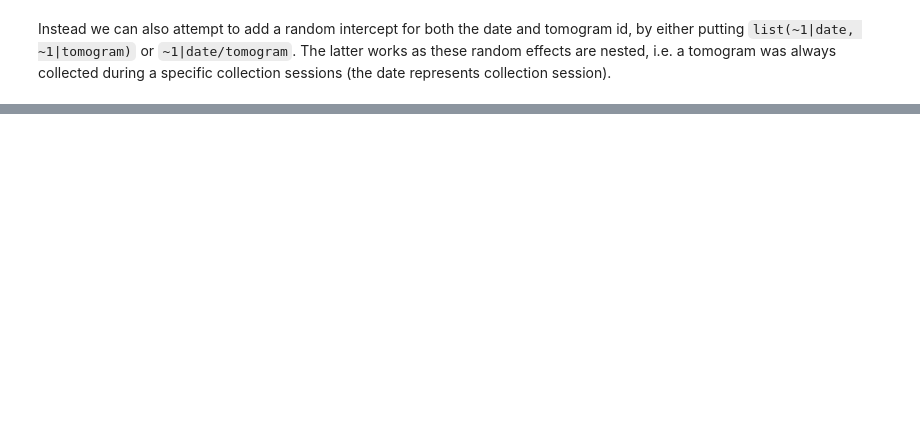
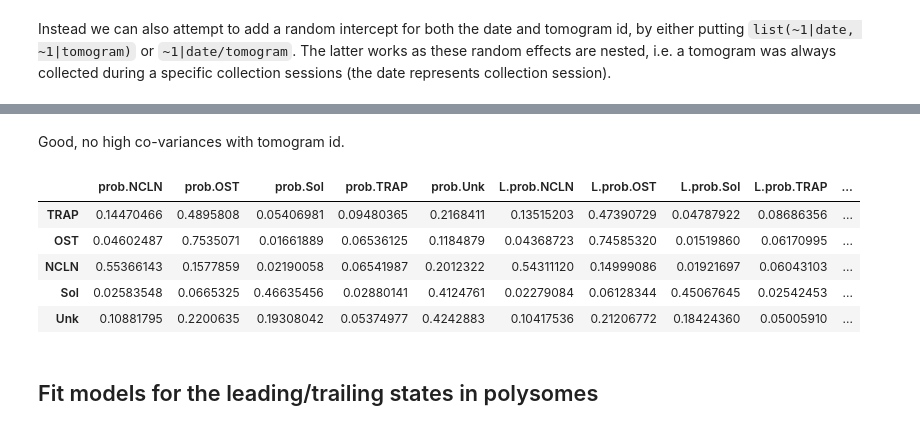
Before and after one commit to McHaillet/polysome-stats, a Jupyter notebook: polysomes/example_stats_R.ipynb, the cells around one changed output, grey strips where cells are left out. Cells and saved outputs as stored; diff of their text form; code cells hidden in the pictures; blank space fills up the shorter version.

```diff
--- a/polysomes/example_stats_R.ipynb
+++ b/polysomes/example_stats_R.ipynb
@@ -152,8 +162,9 @@ Instead we can also attempt to add a random intercept for both the date and tomo
 temp <- df_wt[ df_wt$elongation %in% c('Dec', 'Post', 'Pre', 'Pre+', 'Rot1', 'Rot1+',
          'Rot2', 'RotIdle', 'Translocation', 'UnRotIdle'), , drop=FALSE ]
 temp$elongation <- factor(temp$elongation)
+temp$in_chain <- factor(temp$in_chain, levels=c('TRUE', 'FALSE'))
 
-model_elongation_state_in_chain_1b <- mblogit(in_chain ~ elongation, data = temp, random = list(~1|date, ~1|tomogram),
-                       control=mmclogit.control(epsilon = 1e-08, maxit = 100))
-summary(model_elongation_state_in_chain_1b)
+model_elongation_state_in_chain_1c <- mblogit(in_chain ~ elongation, data=temp, random=~1|tomogram,
+                       control=mmclogit.control(epsilon=1e-08, maxit=100))
+summary(model_elongation_state_in_chain_1c)
 # %% [output]
@@ -184,0 +250,5 @@ The variance-covariance matrix of the random effects (although now its just a si
+# %%
+fit.eff <- Effect.mblogit(model_elongation_state_in_chain_1c, 'elongation')
+prediction <- data.frame(fit.eff$prob, fit.eff$lower.prob, fit.eff$upper.prob)
+row.names(prediction) <- fit.eff$predictors  # these are the row names of this table
+prediction
@@ -184,0 +260,24 @@ The variance-covariance matrix of the random effects (although now its just a si
+# %%
+# we create new column with neighbour state full
+temp1 <- df_wt[ df_wt$ld_state_full != 'non', , drop=FALSE ]
+temp1$n_state_full <- factor(temp1$ld_state_full)
+temp2 <- df_wt[ df_wt$tr_state_full != 'non', , drop=FALSE ]
+temp2$n_state_full <- factor(temp2$tr_state_full)
+
+# want to know here the probability of neighbour classes in a polysome without considering trailing/leading positions
+temp <- rbind(temp1, temp2)  # R automatically makes the rownames unique in the new dataframe
+
+# group all multipass translocons
+temp$n_state_full <- factor(ifelse(temp$n_state_full %in% c('NCLN', 'NCLNCCDC47', 'NCLNTRAP', 'NCLNTRAPCCDC47'),
+                                   'NCLN', as.character(temp$n_state_full)))
+
+temp$state <- factor(temp$state, levels = c('TRAP', 'OST', 'NCLN', 'Sol', 'Unk'))
+
+# fit a model for this
+model_polysome_neighbour_state <- mblogit(n_state_full ~ state, data = temp, random = list(~1|tomogram),
+                       control=mmclogit.control(epsilon = 1e-08, maxit = 100))
+summary(model_polysome_neighbour_state)
+
+# write this temp dataframe as we need it for plotting in python latter to calculate raw freqs per tomogram
+write.csv(temp[, c('date', 'tomogram', 'state', 'n_state_full')],
+          "../data/results/mblogit_overall-polysome-neighbour-probability_raw-data.csv", row.names=TRUE)
@@ -184,0 +311,20 @@ The variance-covariance matrix of the random effects (although now its just a si
+# %% [markdown]
+Good, no high co-variances with tomogram id.
+# %%
+# print the calculated probailities from the model
+fit.eff <- Effect.mblogit(model_polysome_neighbour_state, 'state')
+prediction <- data.frame(fit.eff$prob, fit.eff$lower.prob, fit.eff$upper.prob)
+row.names(prediction) <- fit.eff$predictors
+prediction
+
+# and write to csv file
+write.csv(prediction, "../data/results/mblogit_overall-polysome-neighbour-probability.csv", row.names=TRUE)
+# %% [output]
+|  | prob.NCLN | prob.OST | prob.Sol | prob.TRAP | prob.Unk | L.prob.NCLN | L.prob.OST | L.prob.Sol | L.prob.TRAP | ... |
+| TRAP | 0.14470466 | 0.4895808 | 0.05406981 | 0.09480365 | 0.2168411 | 0.13515203 | 0.47390729 | 0.04787922 | 0.08686356 | ... |
+| OST | 0.04602487 | 0.7535071 | 0.01661889 | 0.06536125 | 0.1184879 | 0.04368723 | 0.74585320 | 0.01519860 | 0.06170995 | ... |
+| NCLN | 0.55366143 | 0.1577859 | 0.02190058 | 0.06541987 | 0.2012322 | 0.54311120 | 0.14999086 | 0.01921697 | 0.06043103 | ... |
+| Sol | 0.02583548 | 0.0665325 | 0.46635456 | 0.02880141 | 0.4124761 | 0.02279084 | 0.06128344 | 0.45067645 | 0.02542453 | ... |
+| Unk | 0.10881795 | 0.2200635 | 0.19308042 | 0.05374977 | 0.4242883 | 0.10417536 | 0.21206772 | 0.18424360 | 0.05005910 | ... |
+# %% [markdown]
+## Fit models for the leading/trailing states in polysomes
```
Also changed, not shown: parts of 27 cells of this notebook, 19 other files.
